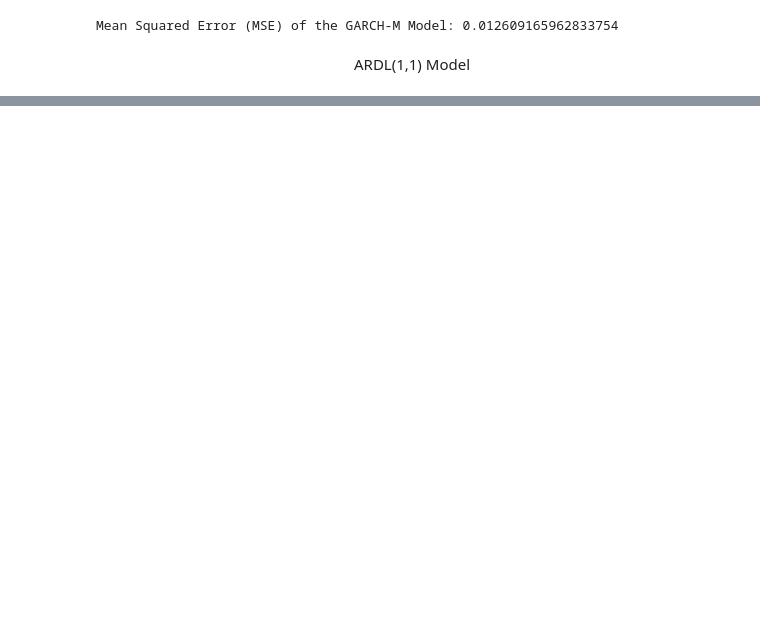
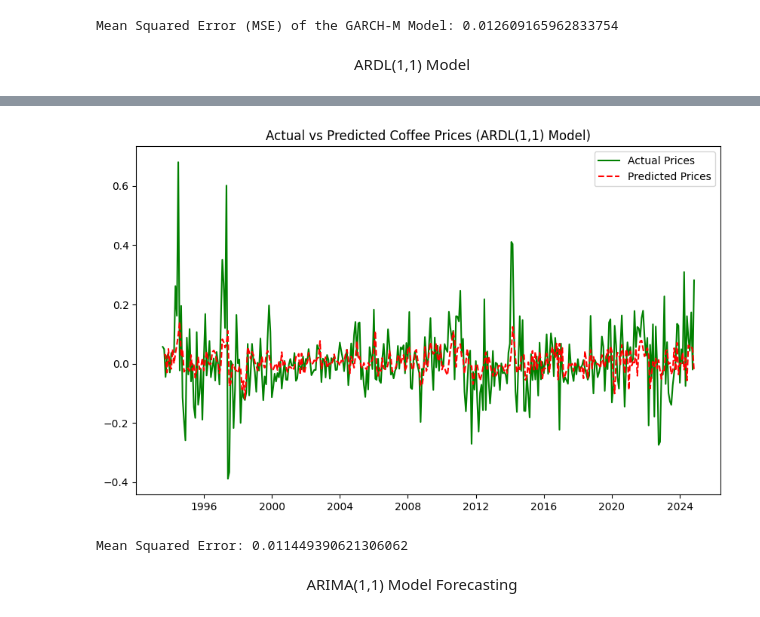
Before and after one commit to NicolasMSalas/eco395m_ml_coffee_trees, a Jupyter notebook: code/arima.ipynb, the cells around one changed output, grey strips where cells are left out. Cells and saved outputs as stored; diff of their text form; code cells hidden in the pictures; blank space fills up the shorter version.

```diff
--- a/code/arima.ipynb
+++ b/code/arima.ipynb
@@ -311,6 +339,9 @@ merge_df["tea_diff"] = merge_df["Tea"].diff().dropna()
 merge_df["tea_diff"].dropna(inplace=True)
 
 merge_df["sugar_diff"] = merge_df["Sugar"].diff().dropna()
+merge_df["sugar_diff"].dropna(inplace=True)
+
+merge_df["milk_diff"] = merge_df["Milk"].diff().dropna()
 merge_df["sugar_diff"].dropna(inplace=True)
 
 merge_df["brl_diff"] = merge_df["brl Exchange Rate"].diff().dropna()
@@ -345,3 +376,7 @@ A value is trying to be set on a copy of a slice from a DataFrame
 
 See the caveats in the documentation: https://pandas.pydata.org/pandas-docs/stable/user_guide/indexing.html#returning-a-view-versus-a-copy
   merge_df["hnl_diff"].dropna(inplace=True)
+# %%
+y = merge_df["coffee_diff"].dropna()
+X = merge_df[["tea_diff", "sugar_diff", "milk_diff", "brl_diff", "vnd_diff", "cop_diff",
+                              "idr_diff", "hnl_diff"]].dropna()
@@ -347,0 +414,20 @@ See the caveats in the documentation: https://pandas.pydata.org/pandas-docs/stab
+# %%
+plt.figure(figsize=(10, 6))
+plt.plot(y, label="Actual Prices", color="green")
+plt.plot(model_fitted.fittedvalues, label="Predicted Prices", color="red", linestyle="--")
+plt.title("Actual vs Predicted Coffee Prices (ARDL(1,1) Model)")
+plt.legend()
+plt.show()
+# %% [output]
+[figure, added]
+# %%
+y_actual = y.loc[model_fitted.fittedvalues.index]
+
+mse = mean_squared_error(y_actual, model_fitted.fittedvalues)
+print("Mean Squared Error:", mse)
+# %% [output]
+Mean Squared Error: 0.011449390621306062
+# %% [markdown]
+<div align="center">
+  ARIMA(1,1) Model Forecasting
+</div>
```
Also changed, not shown: parts of 37 cells of this notebook.
